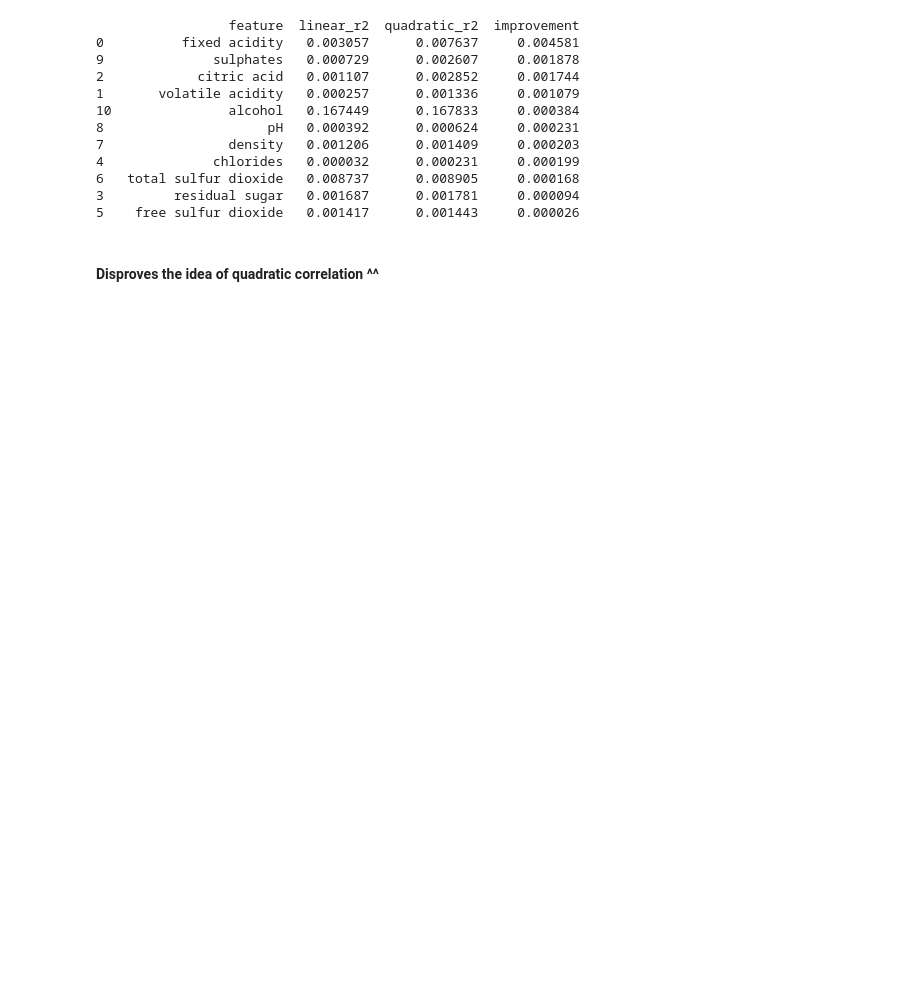
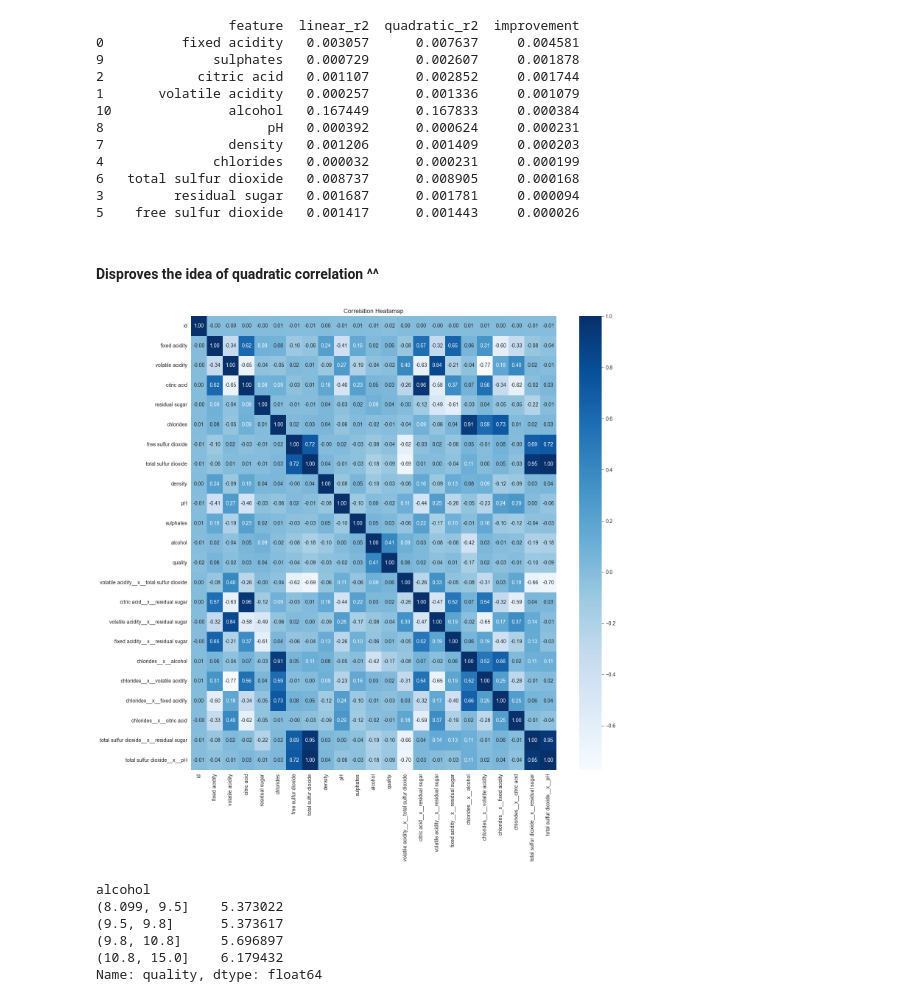
Before and after one commit to logan-heydt/Kaggle_competitions, a Jupyter notebook: Wine_Quality/src/wine_quality_pred.ipynb, the cells around one changed output. Saved outputs shown, nothing was run; the diff lists cells and outputs as text; code cells hidden in the pictures; blank space fills up the shorter version.

```diff
--- a/Wine_Quality/src/wine_quality_pred.ipynb
+++ b/Wine_Quality/src/wine_quality_pred.ipynb
@@ -85,6 +85,39 @@ print(results_df.sort_values("improvement", ascending=False))
 5    free sulfur dioxide   0.001417      0.001443     0.000026
 # %% [markdown]
 #### Disproves the idea of quadratic correlation ^^
+# %%
+interactions = [
+    ['volatile acidity', 'total sulfur dioxide'],
+    ['citric acid', 'residual sugar'],
+    ['volatile acidity', 'residual sugar'],
+    ['fixed acidity', 'residual sugar'],
+    ['chlorides', 'alcohol'],
+    ['chlorides', 'volatile acidity'],
+    ['chlorides', 'fixed acidity'],
+    ['chlorides', 'citric acid'],
+    ['total sulfur dioxide','residual sugar'],
+    ['total sulfur dioxide', 'pH']
+]
+# %%
+for f1, f2 in interactions:
+    df[f'{f1}__x__{f2}'] = df[f1] / df[f2]
+# %%
+plt.figure(figsize=(16,16))
+corr =  df.corr()
+sns.heatmap(corr, cmap='Blues', annot=True, fmt=".2f")
+plt.title("Correlation Heatamap")
+plt.show()
+# %% [output]
+[figure, added]
+# %%
+ df.groupby(pd.qcut(df['alcohol'], 4))['quality'].mean()
+# %% [output]
+alcohol
+(8.099, 9.5]    5.373022
+(9.5, 9.8]      5.373617
+(9.8, 10.8]     5.696897
+(10.8, 15.0]    6.179432
+Name: quality, dtype: float64
 # %% [markdown]
 # Wine Notes
 ## Fixed acidity:
```
Also changed, not shown: parts of 3 cells of this notebook, 1 other file.
